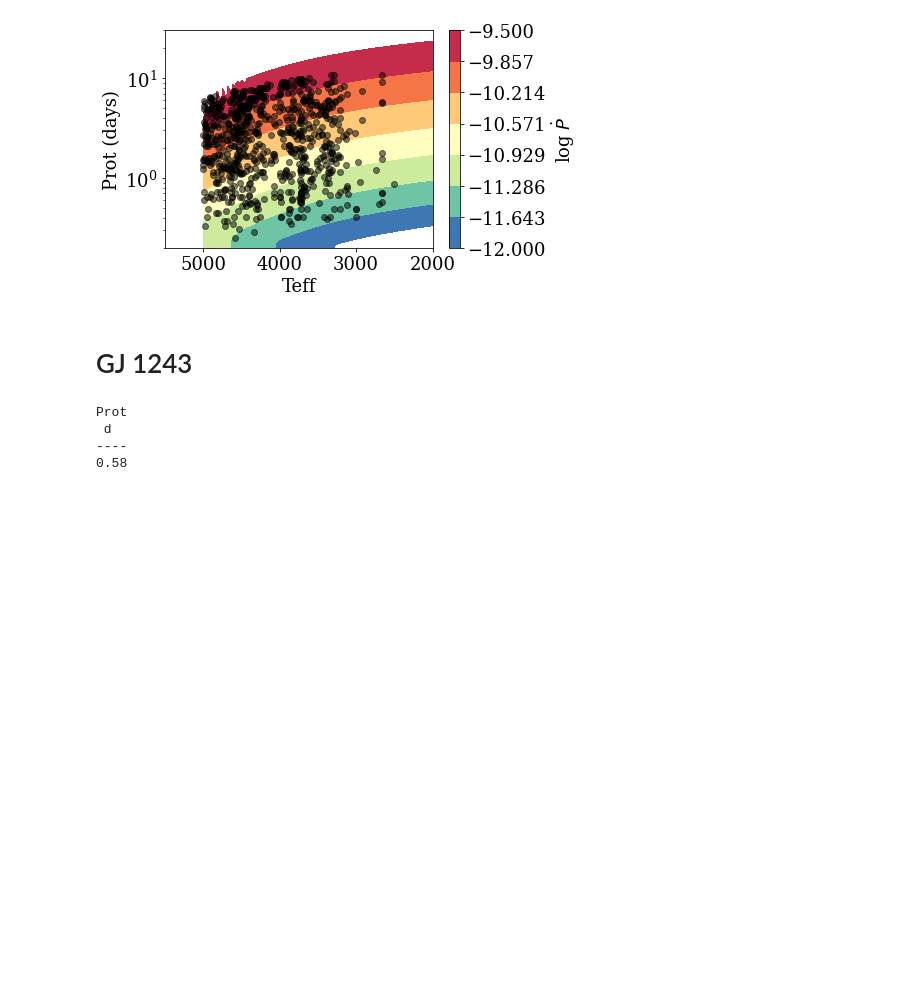
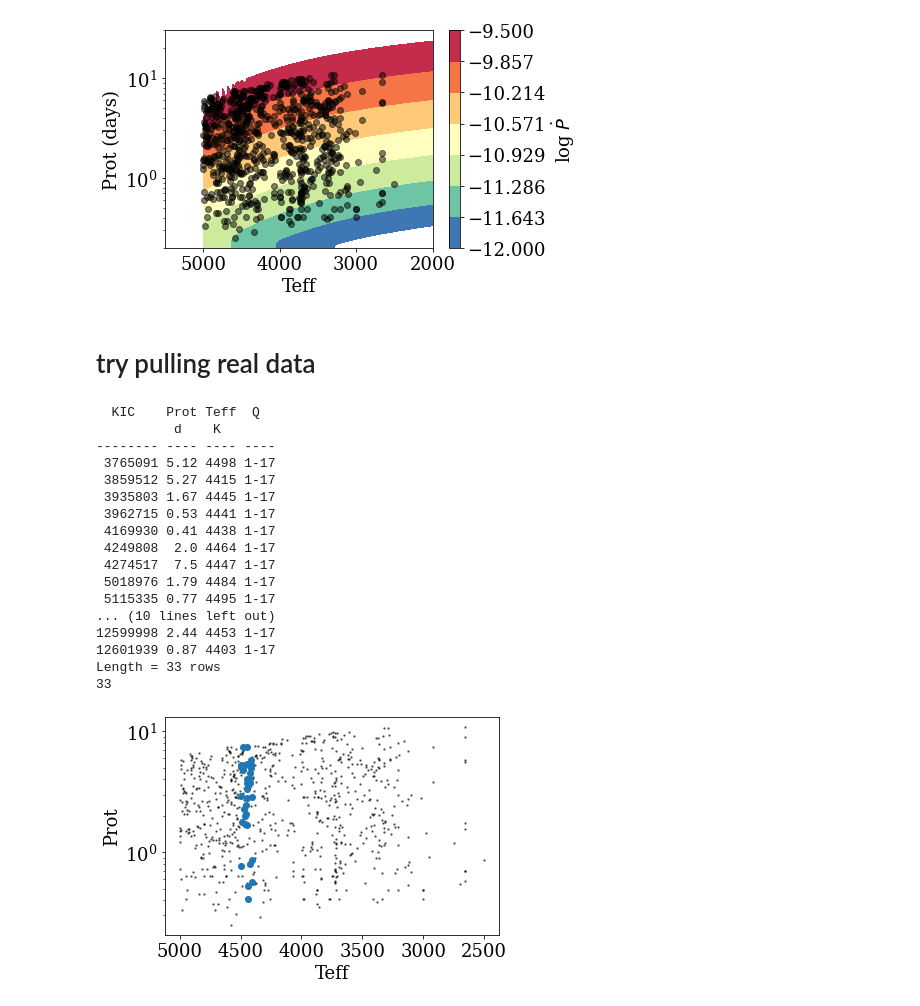
Before and after one commit to jradavenport/rapid-spin-down, a Jupyter notebook: code/kepler-tests.ipynb, the cells around one changed output. Drawn from its saved outputs; the diff is of its cells as text; code cells hidden in the pictures; blank space fills up the shorter version.

```diff
--- a/code/kepler-tests.ipynb
+++ b/code/kepler-tests.ipynb
@@ -91,21 +91,3 @@ plt.ylabel('Prot (days)')
 # %% [output]
 Text(0, 0.5, 'Prot (days)')
 [figure]
-# %% [markdown]
-# GJ 1243
-# %%
-# now lets actually LOOK at a Kepler lightcure for one of these targets!
-# we'll start w/ my best friend, GJ 1243, since we've measured
-# its period over the KEPLER+TESS timescale already
-
-gj1243 = np.where((tbl19['KIC'][targets] == 9726699))[0]  # my fav, GJ 1243
-print(tbl19['Prot'][targets][gj1243])
-
-# per = 0.5925974180105166 # new period from 2020 paper
-per = 0.5925961953623503 # the original period from Kepler only (circa 2015)
-EPHEM = 0.11497024 # used to phase superwasp
-# %% [output]
-Prot
- d
-----
-0.58
@@ -122 +94,35 @@ for k in range(len(lc_T)):
+# %% [markdown]
+# try pulling real data
+# %%
+tt = ((tbl19['Teff'][targets] < 4500) & (tbl19['Teff'][targets] > 4400) &
+      (tbl19['Q'][targets]=='1-17') &
+      (tbl19['Prot'][targets] > .2) & (tbl19['Prot'][targets] <= 15))
+plt.scatter(tbl19['Teff'][targets], tbl19['Prot'][targets], alpha=0.5, c='k', s=2)
+plt.scatter(tbl19['Teff'][targets][tt], tbl19['Prot'][targets][tt])
+plt.xlabel('Teff')
+plt.gca().invert_xaxis()
+plt.ylabel('Prot')
+
+print(tbl19['KIC', 'Prot', 'Teff', 'Q'][targets][tt])
+plt.yscale('log')
+print(sum(tt))
+# %% [output]
+  KIC    Prot Teff  Q
+          d    K
+-------- ---- ---- ----
+ 3765091 5.12 4498 1-17
+ 3859512 5.27 4415 1-17
+ 3935803 1.67 4445 1-17
+ 3962715 0.53 4441 1-17
+ 4169930 0.41 4438 1-17
+ 4249808  2.0 4464 1-17
+ 4274517  7.5 4447 1-17
+ 5018976 1.79 4484 1-17
+ 5115335 0.77 4495 1-17
+... (10 lines left out)
+12599998 2.44 4453 1-17
+12601939 0.87 4403 1-17
+Length = 33 rows
+33
+[figure, added]
 # %%
```
Also changed, not shown: parts of 10 cells of this notebook.
